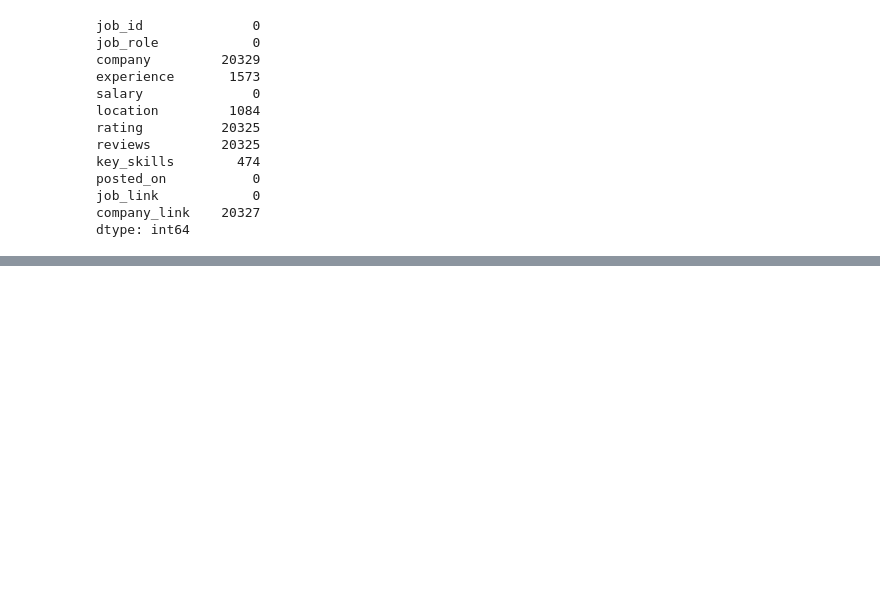
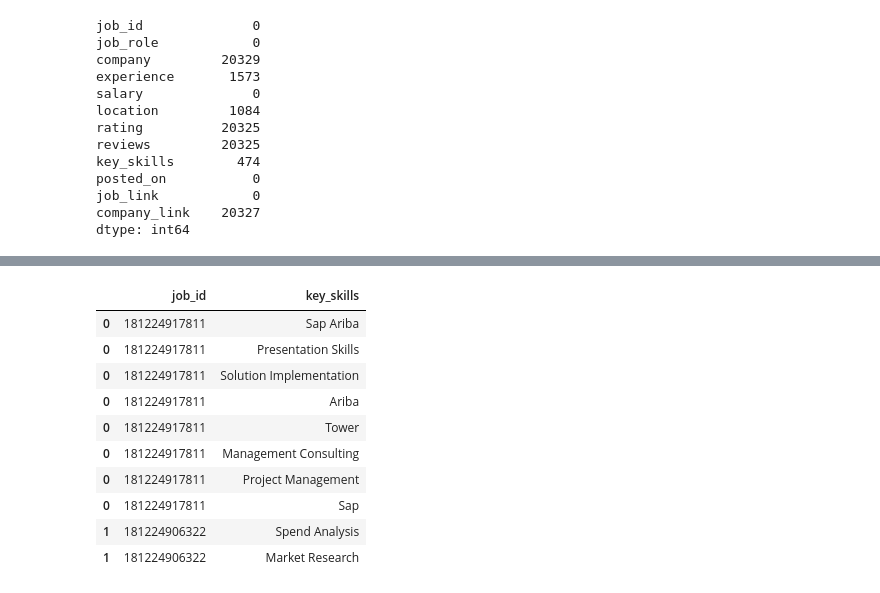
Before and after one commit to greeshavaishnavi09/Job_Market_And_Salary_Analysis, a Jupyter notebook: 01_job_market_web_scraping.ipynb, the cells around one changed output, grey strips where cells are left out. Saved outputs shown, nothing was run; the diff lists cells and outputs as text; code cells hidden in the pictures; blank space fills up the shorter version.

Commit message:
cleaned job listing is saved

```diff
--- a/01_job_market_web_scraping.ipynb
+++ b/01_job_market_web_scraping.ipynb
@@ -169,0 +404,11 @@ df["company_link"] = df["company_link"].fillna("Not available")
+# %%
+# standardize locations
+
+df["location"] = (
+    df["location"]
+    .str.strip()
+    .str.replace(r"\s+", " ", regex=True)
+    .str.title()
+)
+
+df["location"].head(20)
@@ -169,0 +455,6 @@ df["company_link"] = df["company_link"].fillna("Not available")
+# %%
+# split multiple skills
+
+df["key_skills"] = df["key_skills"].str.split(",")
+
+df["key_skills"].head(10)
@@ -169,0 +473,12 @@ df["company_link"] = df["company_link"].fillna("Not available")
+# %%
+# clean individual skills
+
+df["key_skills"] = df["key_skills"].apply(
+    lambda skills: [
+        skill.strip().title()
+        for skill in skills
+        if skill.strip()
+    ] if isinstance(skills, list) else skills
+)
+
+df["key_skills"].head(10)
@@ -169,0 +497,18 @@ df["company_link"] = df["company_link"].fillna("Not available")
+# %%
+# create separate skills dataset
+
+skills_df = df[["job_id", "key_skills"]].explode("key_skills")
+
+skills_df.head(10)
+# %% [output]
+|  | job_id | key_skills |
+| 0 | 181224917811 | Sap Ariba |
+| 0 | 181224917811 | Presentation Skills |
+| 0 | 181224917811 | Solution Implementation |
+| 0 | 181224917811 | Ariba |
+| 0 | 181224917811 | Tower |
+| 0 | 181224917811 | Management Consulting |
+| 0 | 181224917811 | Project Management |
+| 0 | 181224917811 | Sap |
+| 1 | 181224906322 | Spend Analysis |
+| 1 | 181224906322 | Market Research |
```
Also changed, not shown: parts of 17 cells of this notebook, 1 other file.
